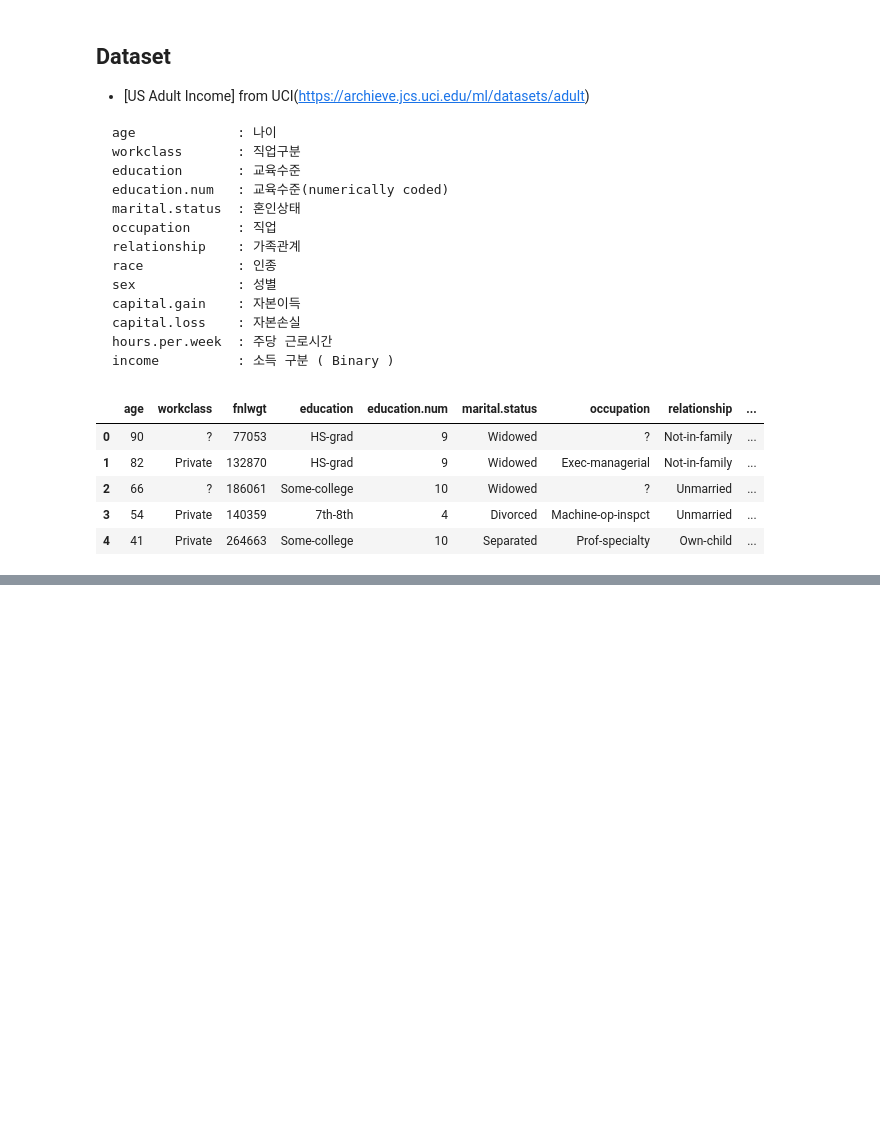
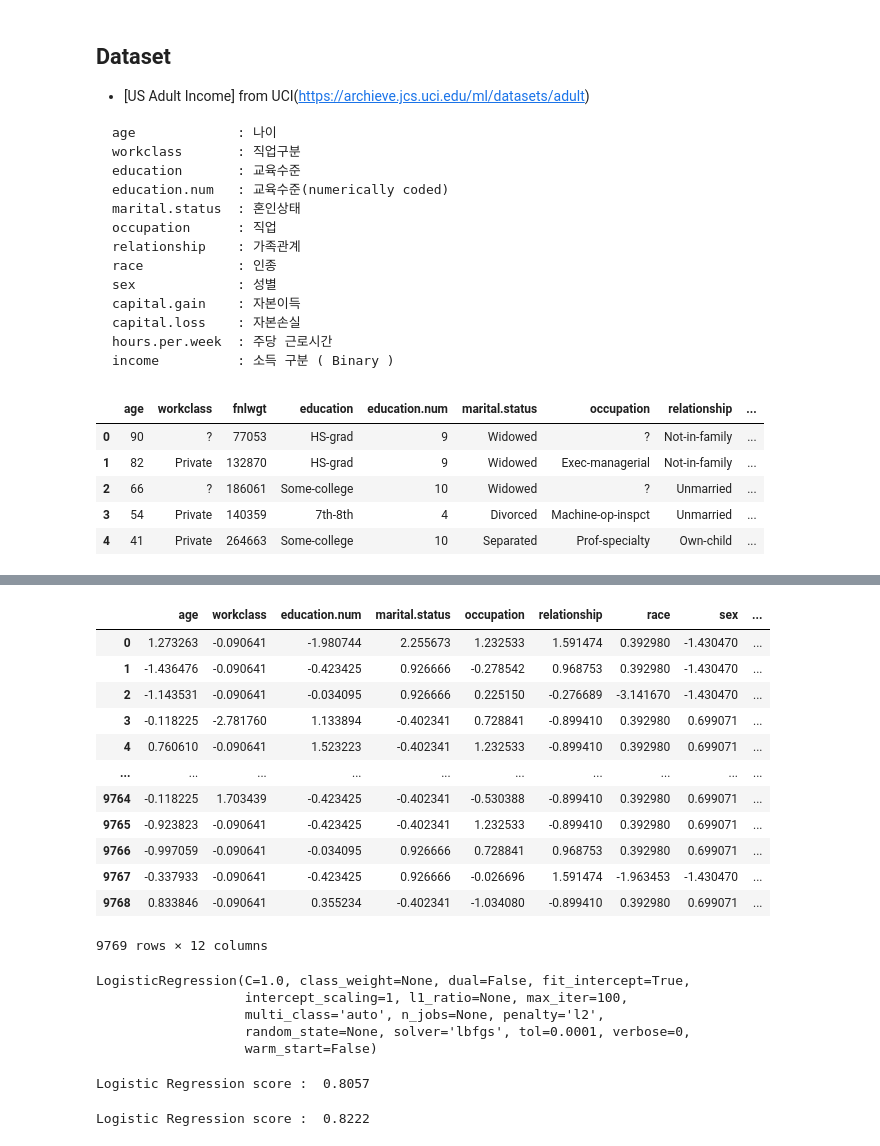
Before and after one commit to Vaycold/Python_ML, a Jupyter notebook: Financial_ML/금융데이터.ipynb, the cells around one changed output, grey strips where cells are left out. Saved outputs shown, nothing was run; the diff lists cells and outputs as text; code cells hidden in the pictures; blank space fills up the shorter version.

Commit message:
Logistic Regression

```diff
--- a/Financial_ML/금융데이터.ipynb
+++ b/Financial_ML/금융데이터.ipynb
@@ -40,0 +250,47 @@ df.head()
+# %%
+x_test_scaled
+# %% [output]
+|  | age | workclass | education.num | marital.status | occupation | relationship | race | sex | ... |
+| 0 | 1.273263 | -0.090641 | -1.980744 | 2.255673 | 1.232533 | 1.591474 | 0.392980 | -1.430470 | ... |
+| 1 | -1.436476 | -0.090641 | -0.423425 | 0.926666 | -0.278542 | 0.968753 | 0.392980 | -1.430470 | ... |
+| 2 | -1.143531 | -0.090641 | -0.034095 | 0.926666 | 0.225150 | -0.276689 | -3.141670 | -1.430470 | ... |
+| 3 | -0.118225 | -2.781760 | 1.133894 | -0.402341 | 0.728841 | -0.899410 | 0.392980 | 0.699071 | ... |
+| 4 | 0.760610 | -0.090641 | 1.523223 | -0.402341 | 1.232533 | -0.899410 | 0.392980 | 0.699071 | ... |
+| ... | ... | ... | ... | ... | ... | ... | ... | ... | ... |
+| 9764 | -0.118225 | 1.703439 | -0.423425 | -0.402341 | -0.530388 | -0.899410 | 0.392980 | 0.699071 | ... |
+| 9765 | -0.923823 | -0.090641 | -0.423425 | -0.402341 | 1.232533 | -0.899410 | 0.392980 | 0.699071 | ... |
+| 9766 | -0.997059 | -0.090641 | -0.034095 | 0.926666 | 0.728841 | 0.968753 | 0.392980 | 0.699071 | ... |
+| 9767 | -0.337933 | -0.090641 | -0.423425 | 0.926666 | -0.026696 | 1.591474 | -1.963453 | -1.430470 | ... |
+| 9768 | 0.833846 | -0.090641 | 0.355234 | -0.402341 | -1.034080 | -0.899410 | 0.392980 | 0.699071 | ... |
+9769 rows × 12 columns
+# %%
+# Linear Classifier
+# [Original Data]
+from sklearn.linear_model import LogisticRegression
+from sklearn.metrics import accuracy_score
+
+logreg = LogisticRegression()
+logreg.fit(x_train, y_train)
+# %% [output]
+LogisticRegression(C=1.0, class_weight=None, dual=False, fit_intercept=True,
+                   intercept_scaling=1, l1_ratio=None, max_iter=100,
+                   multi_class='auto', n_jobs=None, penalty='l2',
+                   random_state=None, solver='lbfgs', tol=0.0001, verbose=0,
+                   warm_start=False)
+# %%
+y_pred = logreg.predict(x_test)
+logreg_score = accuracy_score(y_test, y_pred)
+
+print('Logistic Regression score : ',round(logreg_score,4))
+# %% [output]
+Logistic Regression score :  0.8057
+# %%
+# [Scaled Data]
+
+logreg = LogisticRegression()
+logreg.fit(x_train_scaled, y_train)
+y_pred = logreg.predict(x_test_scaled)
+logreg_score = accuracy_score(y_test, y_pred)
+print('Logistic Regression score : ',round(logreg_score,4))
+# %% [output]
+Logistic Regression score :  0.8222
```
Also changed, not shown: parts of 18 cells of this notebook.
